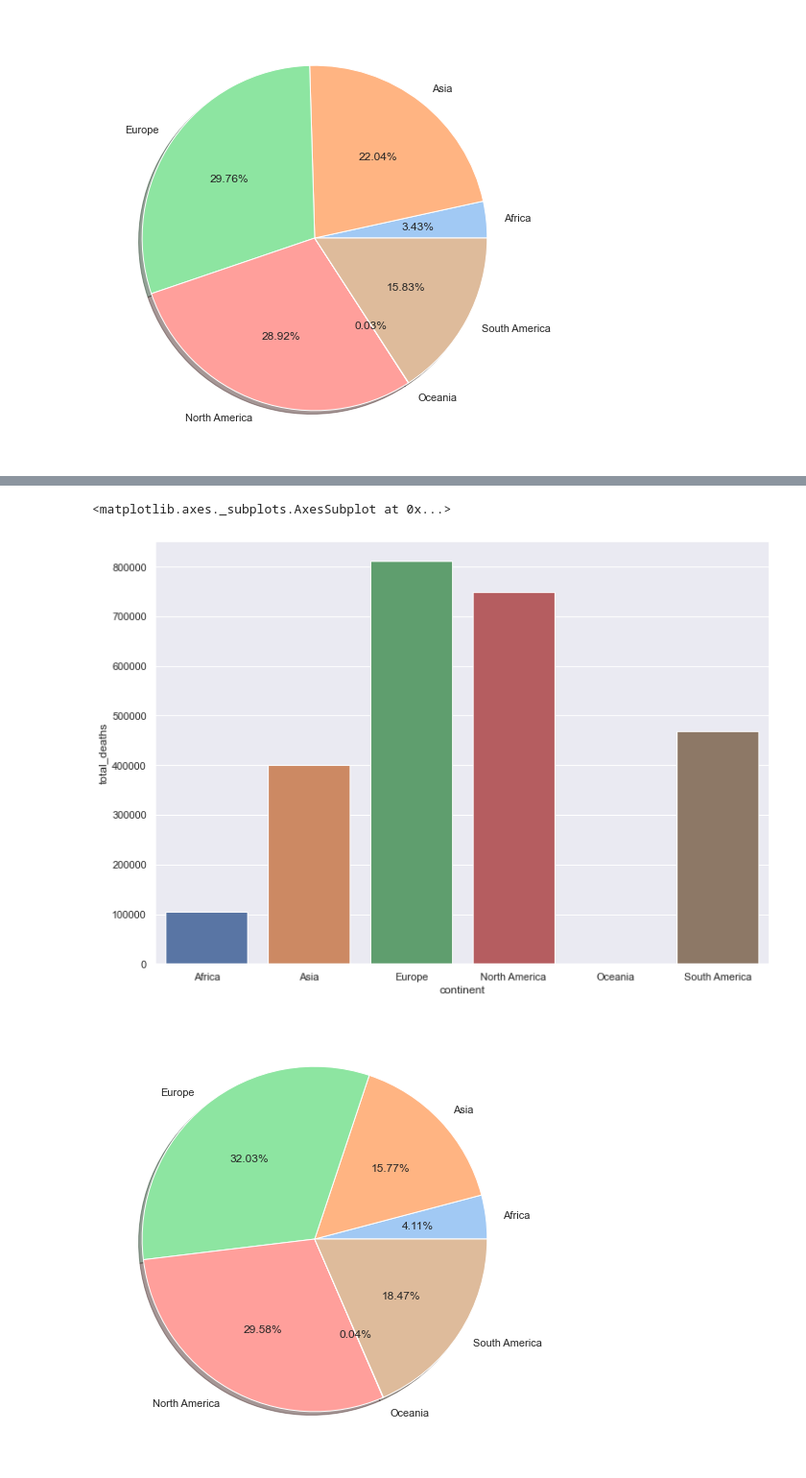
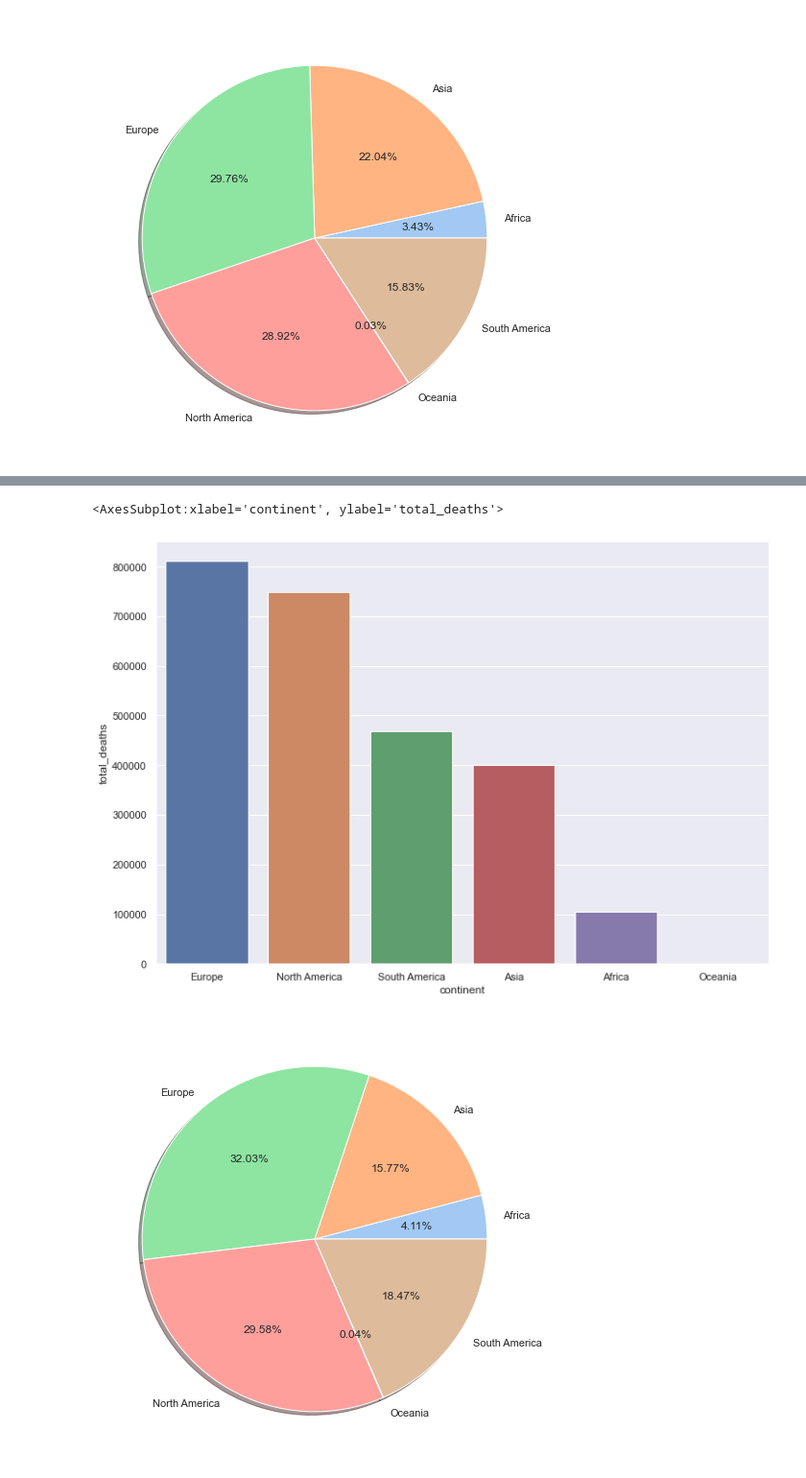
Before and after one commit to minhtri1610/covidEDA, a Jupyter notebook: analytics/MiniProject.ipynb, the cells around one changed output, grey strips where cells are left out. Shown at 96% size. Cells and saved outputs as stored; diff of their text form; code cells hidden in the pictures.

```diff
--- a/analytics/MiniProject.ipynb
+++ b/analytics/MiniProject.ipynb
@@ -79,11 +111,11 @@ plt.show()
 # %%
 # Số lượng ca tử vong châu lục
 sns.set(rc={'figure.figsize':(11.7,8.27)})
-groupedvalues_d = df.groupby('continent').sum().reset_index()
+groupedvalues_d = df.groupby('continent').sum().sort_values(by='total_deaths', ascending=False).reset_index()
 sns.barplot(x="continent", y='total_deaths', data=groupedvalues_d, ci=0)
 # %% [output]
-<matplotlib.axes._subplots.AxesSubplot at 0x...>
+<AxesSubplot:xlabel='continent', ylabel='total_deaths'>
-[figure, old version]
+[figure, new version]
 # %%
 # Phần trăm số lượng ca tử vong
 gb_d = df.groupby(['continent'])['total_deaths'].agg(['sum'])
```
Also changed, not shown: parts of 17 cells of this notebook, 19 other files.
